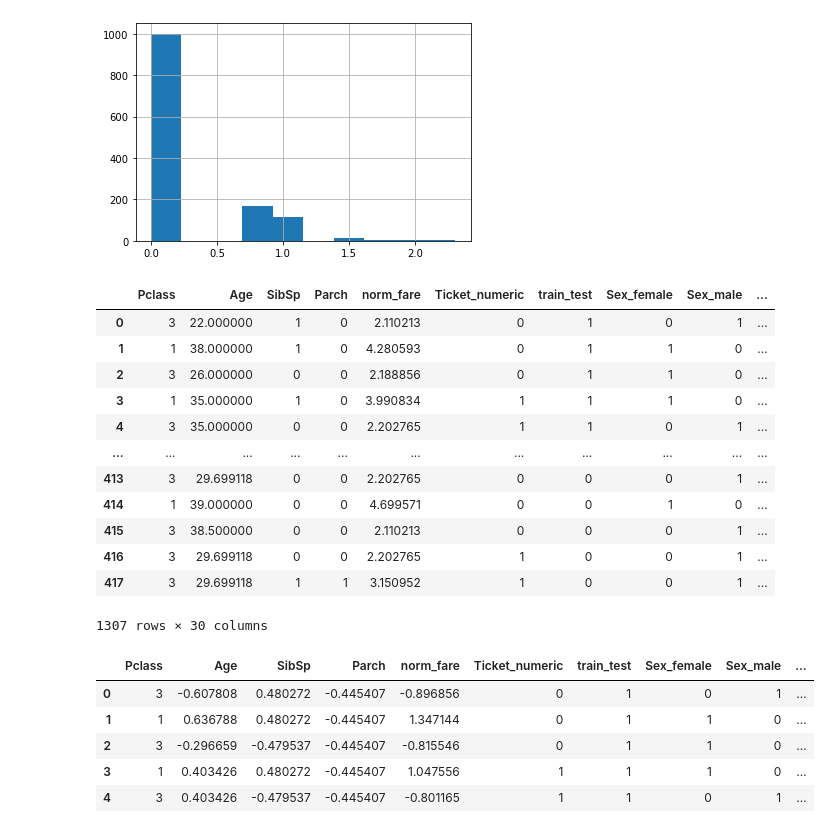
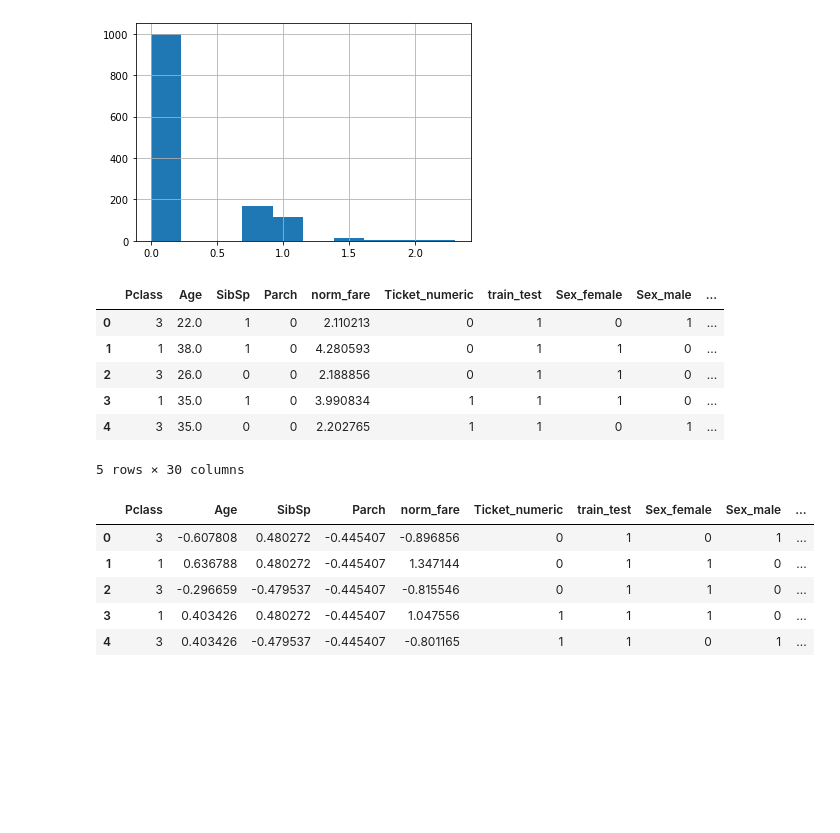
Before and after one commit to JihengChen96/Machine-Learning-Project, a Jupyter notebook: Titanic_Project/Project_Titanic.ipynb, the cells around one changed output. Cells and saved outputs as stored; diff of their text form; code cells hidden in the pictures; blank space fills up the shorter version.

```diff
--- a/Titanic_Project/Project_Titanic.ipynb
+++ b/Titanic_Project/Project_Titanic.ipynb
@@ -415,21 +421,15 @@ all_data['norm_parch'].hist()
 # %%
 all_dummies = pd.get_dummies(all_data[['Pclass','Sex','Age','SibSp','Parch','norm_fare','Embarked','Ticket_numeric','Name_prefix','train_test']])
 # %%
-all_dummies
+all_dummies.head()
 # %% [output]
 |  | Pclass | Age | SibSp | Parch | norm_fare | Ticket_numeric | train_test | Sex_female | Sex_male | ... |
-| 0 | 3 | 22.000000 | 1 | 0 | 2.110213 | 0 | 1 | 0 | 1 | ... |
-| 1 | 1 | 38.000000 | 1 | 0 | 4.280593 | 0 | 1 | 1 | 0 | ... |
-| 2 | 3 | 26.000000 | 0 | 0 | 2.188856 | 0 | 1 | 1 | 0 | ... |
-| 3 | 1 | 35.000000 | 1 | 0 | 3.990834 | 1 | 1 | 1 | 0 | ... |
-| 4 | 3 | 35.000000 | 0 | 0 | 2.202765 | 1 | 1 | 0 | 1 | ... |
-| ... | ... | ... | ... | ... | ... | ... | ... | ... | ... | ... |
-| 413 | 3 | 29.699118 | 0 | 0 | 2.202765 | 0 | 0 | 0 | 1 | ... |
-| 414 | 1 | 39.000000 | 0 | 0 | 4.699571 | 0 | 0 | 1 | 0 | ... |
-| 415 | 3 | 38.500000 | 0 | 0 | 2.110213 | 0 | 0 | 0 | 1 | ... |
-| 416 | 3 | 29.699118 | 0 | 0 | 2.202765 | 1 | 0 | 0 | 1 | ... |
-| 417 | 3 | 29.699118 | 1 | 1 | 3.150952 | 1 | 0 | 0 | 1 | ... |
+| 0 | 3 | 22.0 | 1 | 0 | 2.110213 | 0 | 1 | 0 | 1 | ... |
+| 1 | 1 | 38.0 | 1 | 0 | 4.280593 | 0 | 1 | 1 | 0 | ... |
+| 2 | 3 | 26.0 | 0 | 0 | 2.188856 | 0 | 1 | 1 | 0 | ... |
+| 3 | 1 | 35.0 | 1 | 0 | 3.990834 | 1 | 1 | 1 | 0 | ... |
+| 4 | 3 | 35.0 | 0 | 0 | 2.202765 | 1 | 1 | 0 | 1 | ... |
-1307 rows × 30 columns
+5 rows × 30 columns
 # %%
 ### now split all_dummies into X_train, X_test, y_train
 X_train = all_dummies[all_dummies['train_test']==1].drop(['train_test'], axis=1)
```
Also changed, not shown: parts of 6 cells of this notebook.
